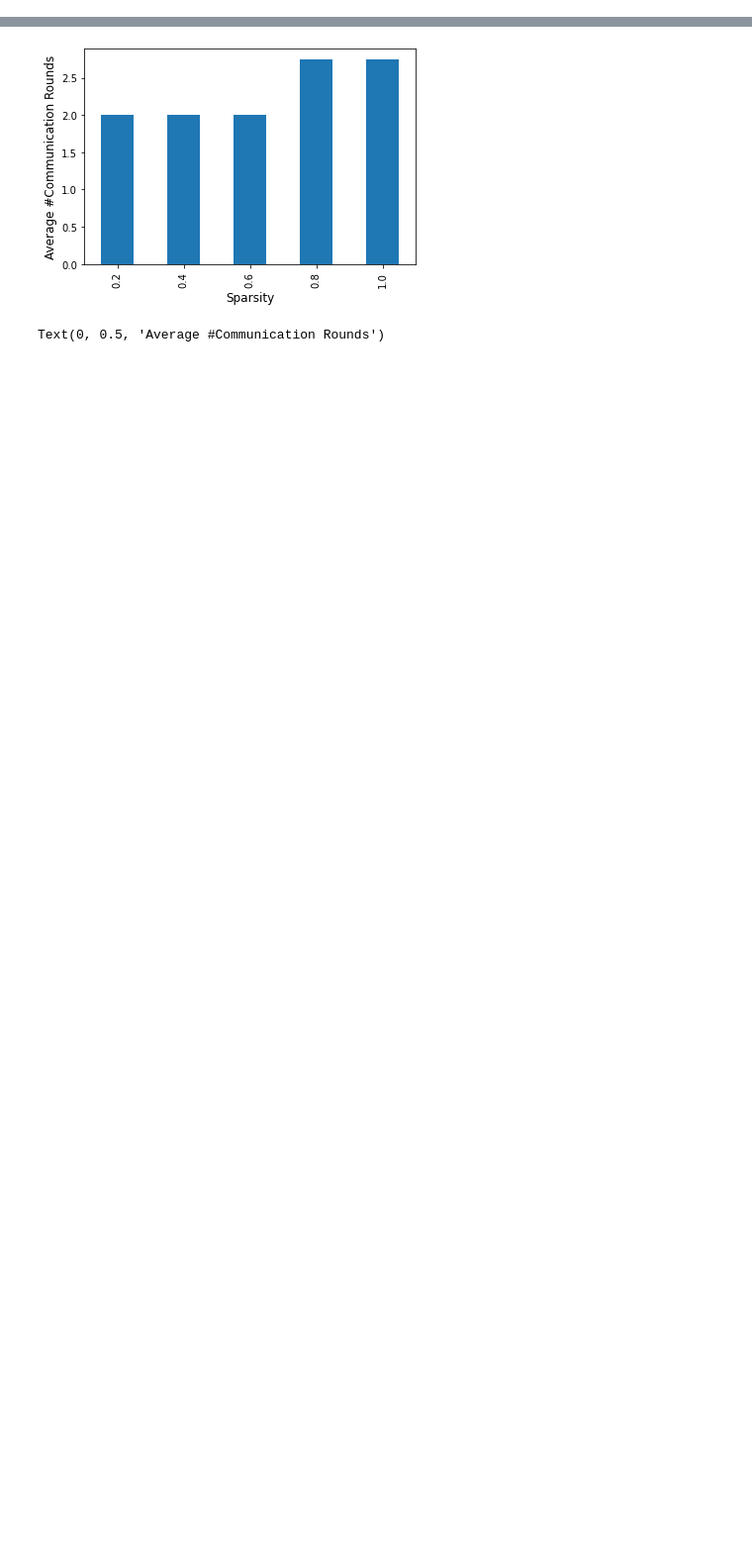
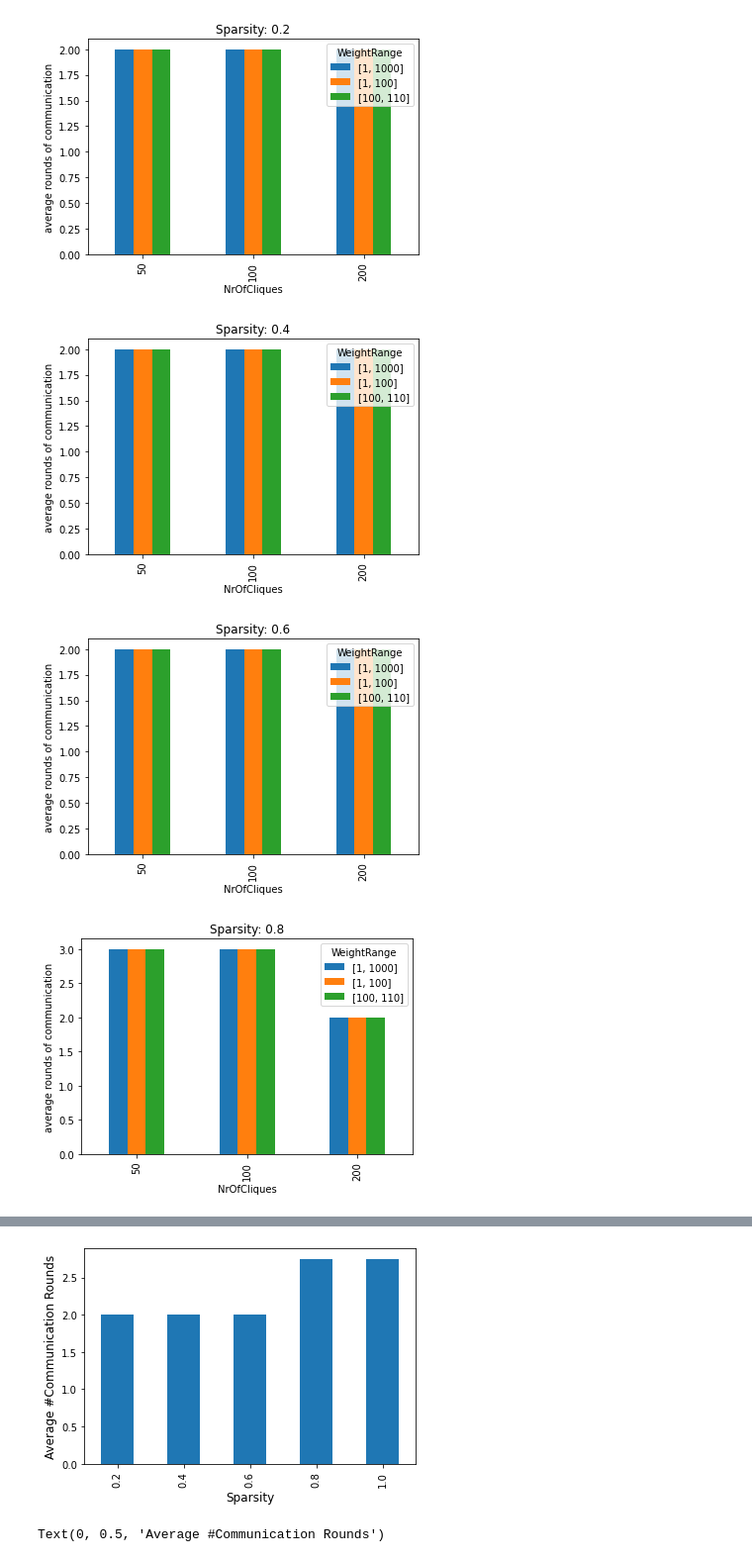
Before and after one commit to phuong-tm/2ima35-mpa, a Jupyter notebook: plots.ipynb, the cells around one changed output, grey strips where cells are left out. Shown at 99% size. Drawn from its saved outputs; the diff is of its cells as text; code cells hidden in the pictures; blank space fills up the shorter version.

```diff
--- a/plots.ipynb
+++ b/plots.ipynb
@@ -6,0 +39,17 @@ data = pd.read_csv("../output_data_combined.csv")
+# %%
+# Avg com. rounds for each weight range per NrOfCliques for each sparsity
+sparsities = [0.2, 0.4, 0.6, 0.8, 1.0]
+plot_data = [0]*5
+plot = [0]*5
+
+for i in range(len(sparsities)):
+    plot_data[i] = clique_df[clique_df["Sparsity"] == sparsities[i]]
+    plot_data[i] = pd.pivot_table(plot_data[i], values = 'NrOfCommRounds', index = 'NrOfCliques', columns = 'WeightRange',
+               aggfunc = lambda x: np.mean(x)).plot.bar()
+    plot_data[i].set_title("Sparsity: " + str(sparsities[i]))
+    plot_data[i].set_ylabel("average rounds of communication");
+# %% [output]
+[figure, added]
+[figure, added]
+[figure, added]
+[figure, added]
```
Also changed, not shown: parts of 11 cells of this notebook.
